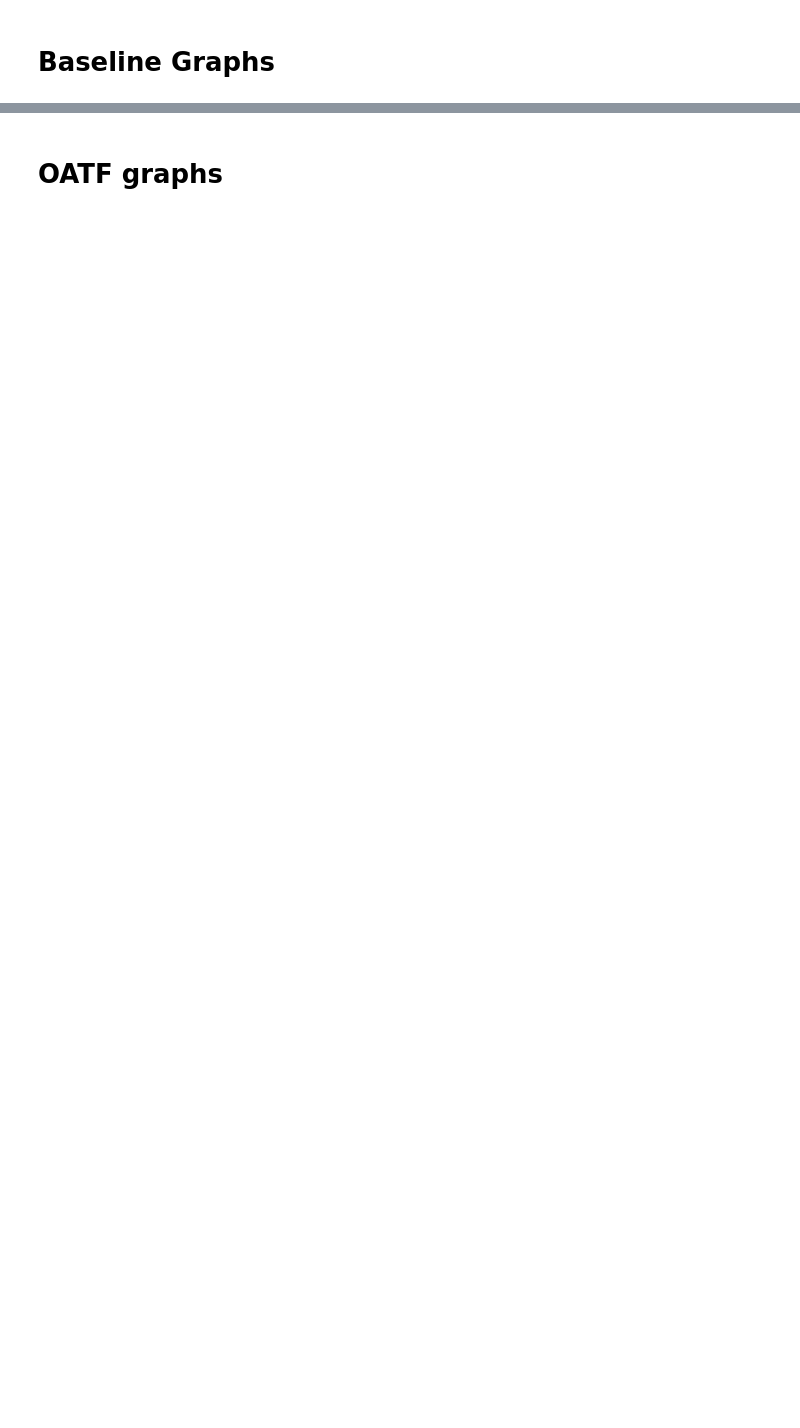
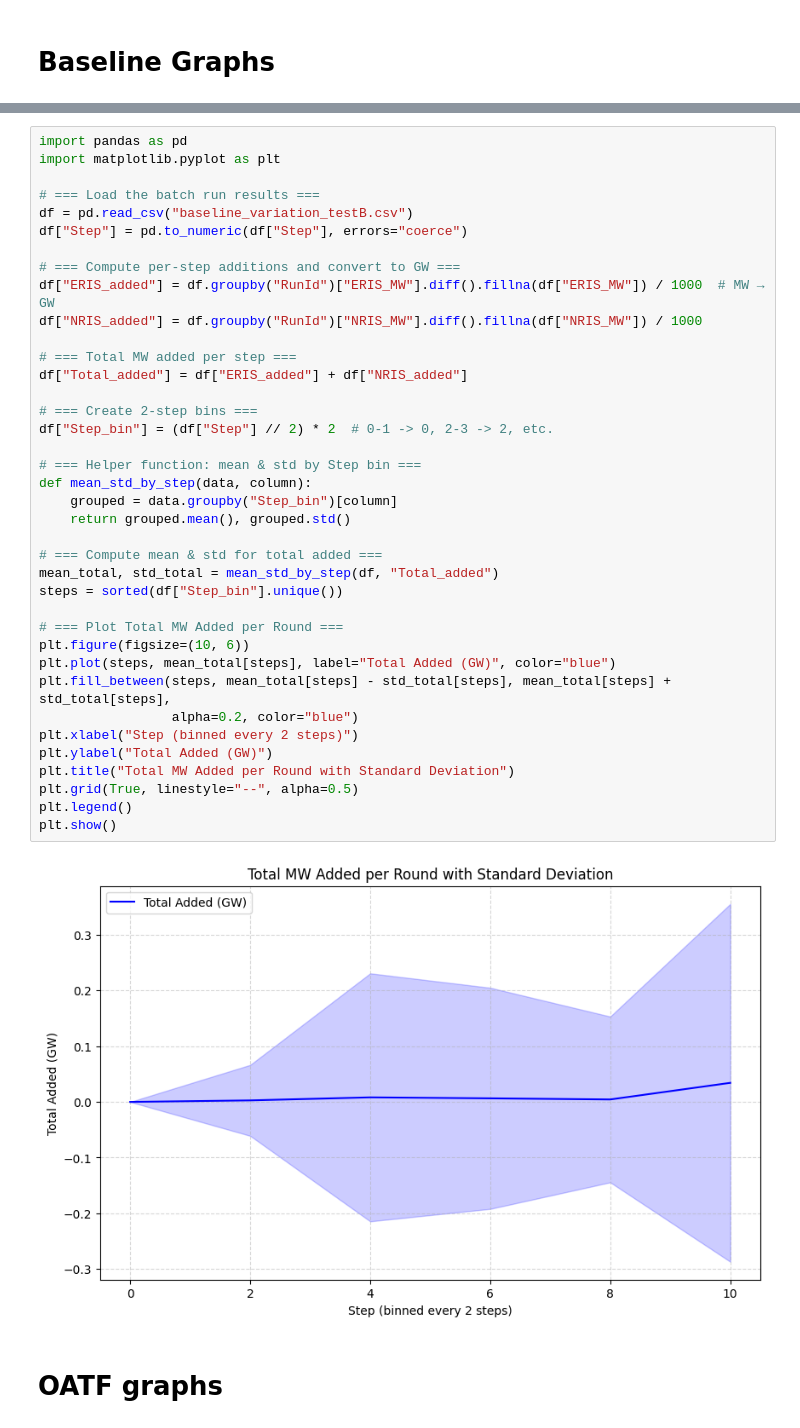
Before and after one commit to abigailweeks-rmi/Thesis, a Jupyter notebook: Thesis/ABM.ipynb, the cells around one changed output, grey strips where cells are left out. Drawn from its saved outputs; the diff is of its cells as text; blank space fills up the shorter version.

```diff
--- a/Thesis/ABM.ipynb
+++ b/Thesis/ABM.ipynb
@@ -2188,2 +2699,42 @@ plt.show()
+# %%
+import pandas as pd
+import matplotlib.pyplot as plt
+
+# === Load the batch run results ===
+df = pd.read_csv("baseline_variation_testB.csv")
+df["Step"] = pd.to_numeric(df["Step"], errors="coerce")
+
+# === Compute per-step additions and convert to GW ===
+df["ERIS_added"] = df.groupby("RunId")["ERIS_MW"].diff().fillna(df["ERIS_MW"]) / 1000  # MW → GW
+df["NRIS_added"] = df.groupby("RunId")["NRIS_MW"].diff().fillna(df["NRIS_MW"]) / 1000
+
+# === Total MW added per step ===
+df["Total_added"] = df["ERIS_added"] + df["NRIS_added"]
+
+# === Create 2-step bins ===
+df["Step_bin"] = (df["Step"] // 2) * 2  # 0-1 -> 0, 2-3 -> 2, etc.
+
+# === Helper function: mean & std by Step bin ===
+def mean_std_by_step(data, column):
+    grouped = data.groupby("Step_bin")[column]
+    return grouped.mean(), grouped.std()
+
+# === Compute mean & std for total added ===
+mean_total, std_total = mean_std_by_step(df, "Total_added")
+steps = sorted(df["Step_bin"].unique())
+
+# === Plot Total MW Added per Round ===
+plt.figure(figsize=(10, 6))
+plt.plot(steps, mean_total[steps], label="Total Added (GW)", color="blue")
+plt.fill_between(steps, mean_total[steps] - std_total[steps], mean_total[steps] + std_total[steps],
+                 alpha=0.2, color="blue")
+plt.xlabel("Step (binned every 2 steps)")
+plt.ylabel("Total Added (GW)")
+plt.title("Total MW Added per Round with Standard Deviation")
+plt.grid(True, linestyle="--", alpha=0.5)
+plt.legend()
+plt.show()
+# %% [output]
+[figure, added]
 # %% [markdown]
 # OATF graphs
```
Also changed, not shown: parts of 29 cells of this notebook, 14 other files.
